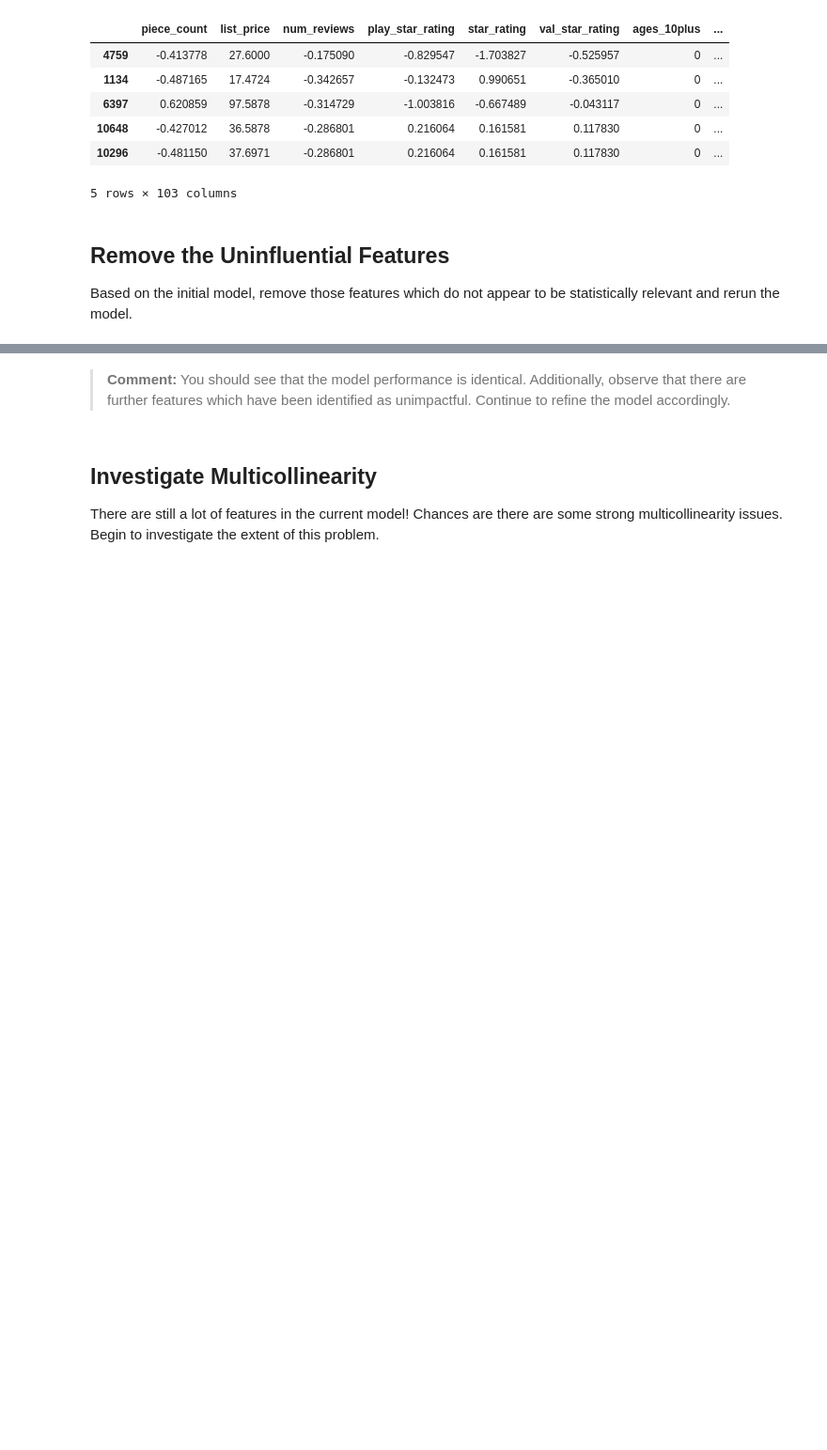
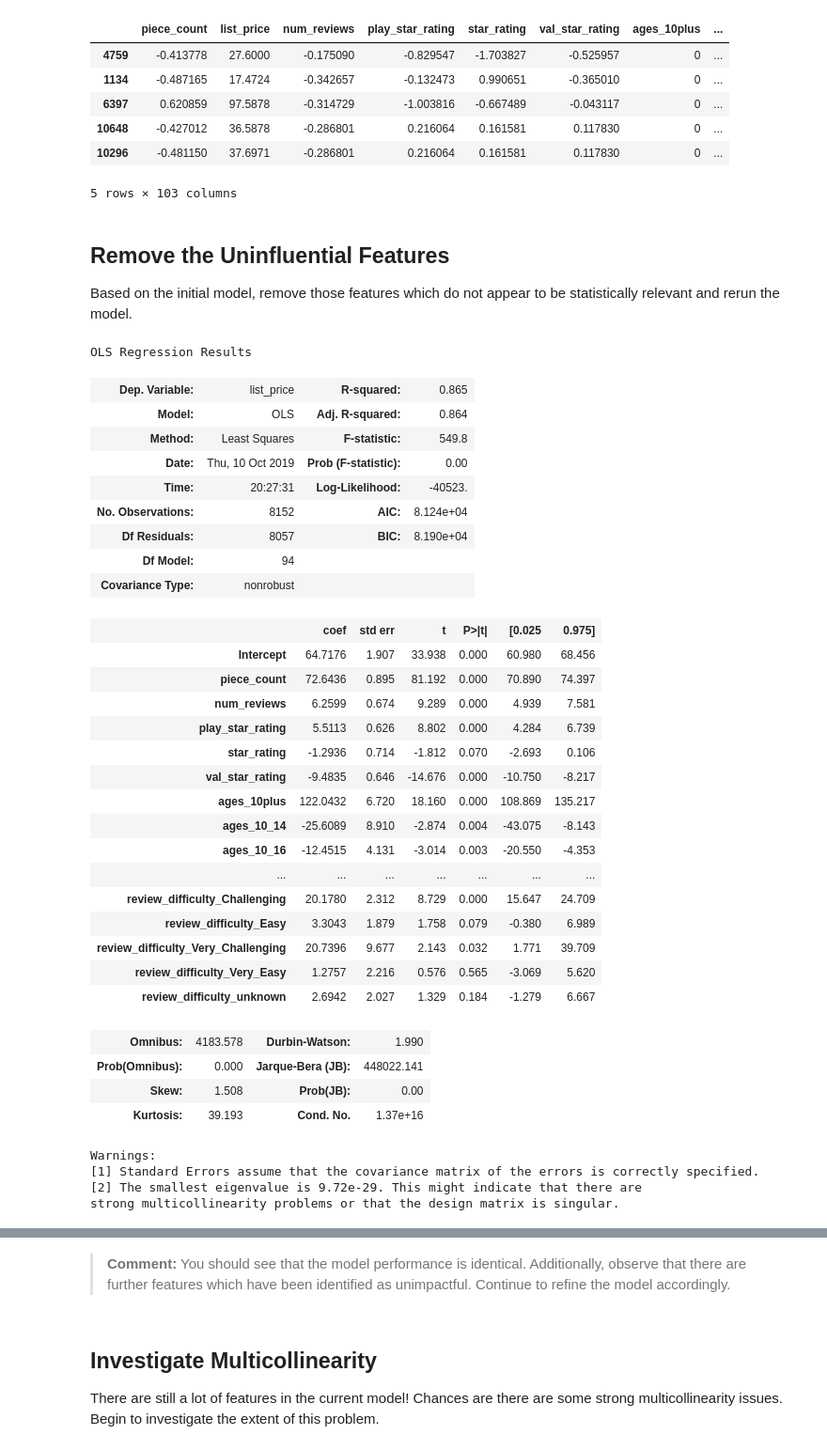
Before and after one commit to ravaxis/dsc-modeling-your-data-lab-nyc-ds-082619, a Jupyter notebook: index.ipynb, the cells around one changed output, grey strips where cells are left out. Shown: that part at 94% size. Cells and saved outputs as stored; diff of their text form; code cells hidden in the pictures; blank space fills up the shorter version.

```diff
--- a/index.ipynb
+++ b/index.ipynb
@@ -99,6 +99,47 @@ train.head()
 ## Remove the Uninfluential Features
 
 Based on the initial model, remove those features which do not appear to be statistically relevant and rerun the model.
+# %%
+# Fitting the actual model
+predictors = '+'.join(x_cols)
+formula = outcome + '~' + predictors
+model = ols(formula=formula, data=train).fit()
+model.summary()
+# %% [output]
+OLS Regression Results
+| Dep. Variable: | list_price | R-squared: | 0.865 |
+| Model: | OLS | Adj. R-squared: | 0.864 |
+| Method: | Least Squares | F-statistic: | 549.8 |
+| Date: | Thu, 10 Oct 2019 | Prob (F-statistic): | 0.00 |
+| Time: | 20:27:31 | Log-Likelihood: | -40523. |
+| No. Observations: | 8152 | AIC: | 8.124e+04 |
+| Df Residuals: | 8057 | BIC: | 8.190e+04 |
+| Df Model: | 94 |  |  |
+| Covariance Type: | nonrobust |  |  |
+|  | coef | std err | t | P>|t| | [0.025 | 0.975] |
+| Intercept | 64.7176 | 1.907 | 33.938 | 0.000 | 60.980 | 68.456 |
+| piece_count | 72.6436 | 0.895 | 81.192 | 0.000 | 70.890 | 74.397 |
+| num_reviews | 6.2599 | 0.674 | 9.289 | 0.000 | 4.939 | 7.581 |
+| play_star_rating | 5.5113 | 0.626 | 8.802 | 0.000 | 4.284 | 6.739 |
+| star_rating | -1.2936 | 0.714 | -1.812 | 0.070 | -2.693 | 0.106 |
+| val_star_rating | -9.4835 | 0.646 | -14.676 | 0.000 | -10.750 | -8.217 |
+| ages_10plus | 122.0432 | 6.720 | 18.160 | 0.000 | 108.869 | 135.217 |
+| ages_10_14 | -25.6089 | 8.910 | -2.874 | 0.004 | -43.075 | -8.143 |
+| ages_10_16 | -12.4515 | 4.131 | -3.014 | 0.003 | -20.550 | -4.353 |
+| ... | ... | ... | ... | ... | ... | ... |
+| review_difficulty_Challenging | 20.1780 | 2.312 | 8.729 | 0.000 | 15.647 | 24.709 |
+| review_difficulty_Easy | 3.3043 | 1.879 | 1.758 | 0.079 | -0.380 | 6.989 |
+| review_difficulty_Very_Challenging | 20.7396 | 9.677 | 2.143 | 0.032 | 1.771 | 39.709 |
+| review_difficulty_Very_Easy | 1.2757 | 2.216 | 0.576 | 0.565 | -3.069 | 5.620 |
+| review_difficulty_unknown | 2.6942 | 2.027 | 1.329 | 0.184 | -1.279 | 6.667 |
+| Omnibus: | 4183.578 | Durbin-Watson: | 1.990 |
+| Prob(Omnibus): | 0.000 | Jarque-Bera (JB): | 448022.141 |
+| Skew: | 1.508 | Prob(JB): | 0.00 |
+| Kurtosis: | 39.193 | Cond. No. | 1.37e+16 |
+Warnings:
+[1] Standard Errors assume that the covariance matrix of the errors is correctly specified.
+[2] The smallest eigenvalue is 9.72e-29. This might indicate that there are
+strong multicollinearity problems or that the design matrix is singular.
 # %%
 # Extract the p-value table from the summary and use it to subset our features
 summary = model.summary()
```
Also changed, not shown: parts of 1 cell of this notebook.
